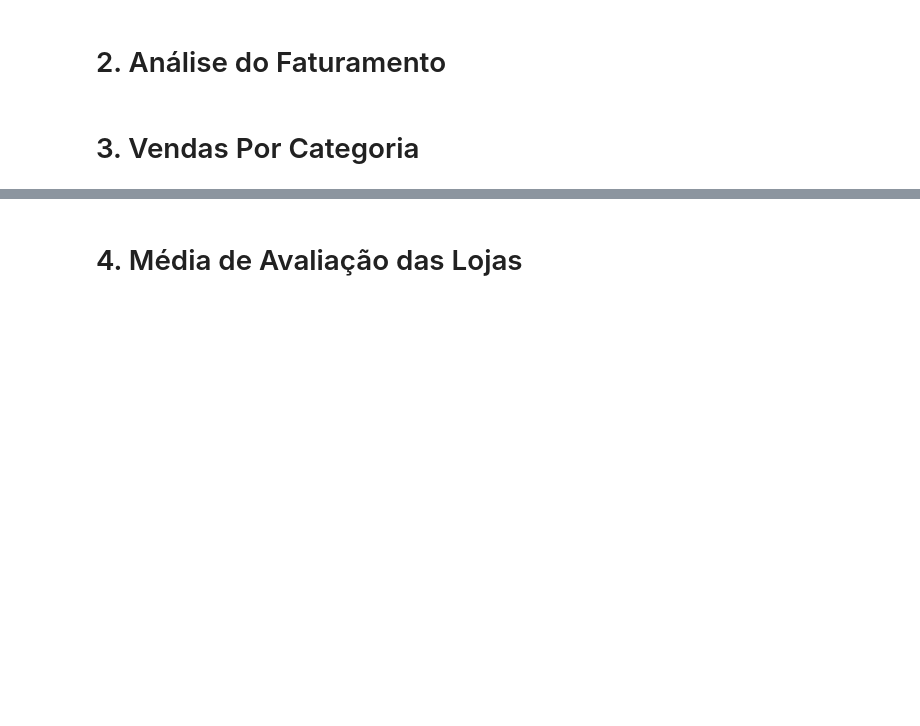
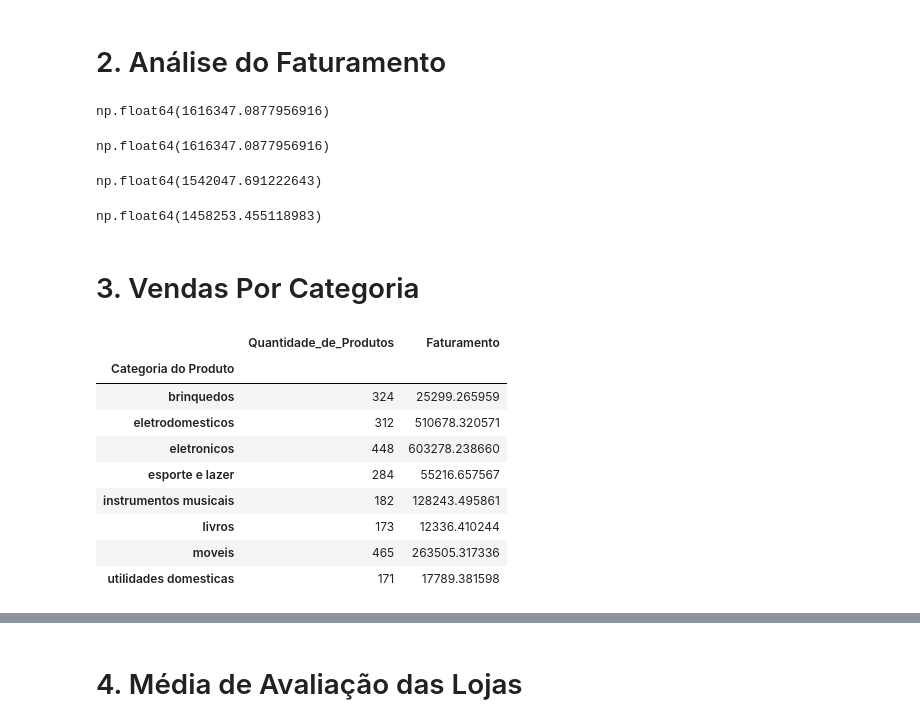
Before and after one commit to MiguelLuan/AluraStore, a Jupyter notebook: AluraStore.ipynb, the cells around one changed output, grey strips where cells are left out. Drawn from its saved outputs; the diff is of its cells as text; code cells hidden in the pictures; blank space fills up the shorter version.

```diff
--- a/AluraStore.ipynb
+++ b/AluraStore.ipynb
@@ -14,4 +154,47 @@ loja1,loja2,loja3,loja4 = [pd.read_csv(url) for url in [url1,url2,url3,url4]]
 # %% [markdown]
 # 2. Análise do Faturamento
+# %%
+faturamento_loja1 = (loja1['Preço'] + loja1['Frete']).sum()
+faturamento_loja1
+# %% [output]
+np.float64(1616347.0877956916)
+# %%
+faturamento_loja2 = (loja2['Preço'] + loja2['Frete']).sum()
+faturamento_loja2
+# %% [output]
+np.float64(1616347.0877956916)
+# %%
+faturamento_loja3 = (loja3['Preço'] + loja3['Frete']).sum()
+faturamento_loja3
+# %% [output]
+np.float64(1542047.691222643)
+# %%
+faturamento_loja4 = (loja4['Preço'] + loja4['Frete']).sum()
+faturamento_loja4
+# %% [output]
+np.float64(1458253.455118983)
 # %% [markdown]
 # 3. Vendas Por Categoria
+# %%
+qtd_produtos_loja1 = loja1.groupby('Categoria do Produto').agg(
+    Quantidade_de_Produtos = ('Categoria do Produto','size'),
+    Preco_Total = ('Preço','sum'),
+    Frete_Total = ('Frete','sum'),
+)
+
+qtd_produtos_loja1['Faturamento'] = qtd_produtos_loja1['Preco_Total'] + qtd_produtos_loja1['Frete_Total']
+
+qtd_produtos_loja1.drop(columns=['Preco_Total','Frete_Total'],inplace=True)
+
+qtd_produtos_loja1
+# %% [output]
+|  | Quantidade_de_Produtos | Faturamento |
+| Categoria do Produto |  |  |
+| brinquedos | 324 | 25299.265959 |
+| eletrodomesticos | 312 | 510678.320571 |
+| eletronicos | 448 | 603278.238660 |
+| esporte e lazer | 284 | 55216.657567 |
+| instrumentos musicais | 182 | 128243.495861 |
+| livros | 173 | 12336.410244 |
+| moveis | 465 | 263505.317336 |
+| utilidades domesticas | 171 | 17789.381598 |
```
Also changed, not shown: parts of 13 cells of this notebook.
